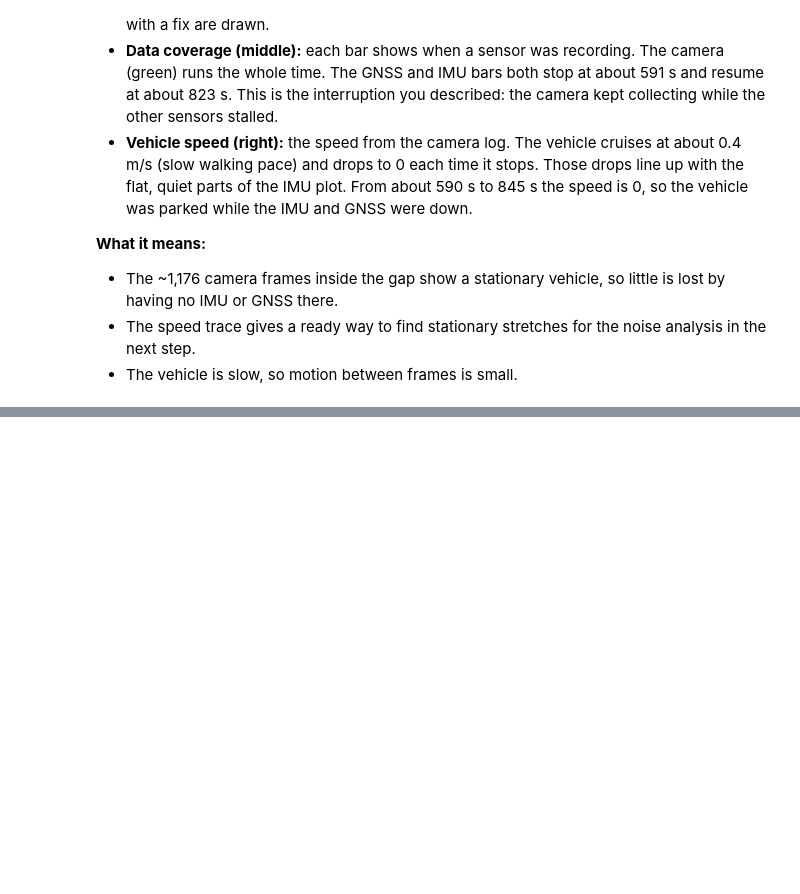
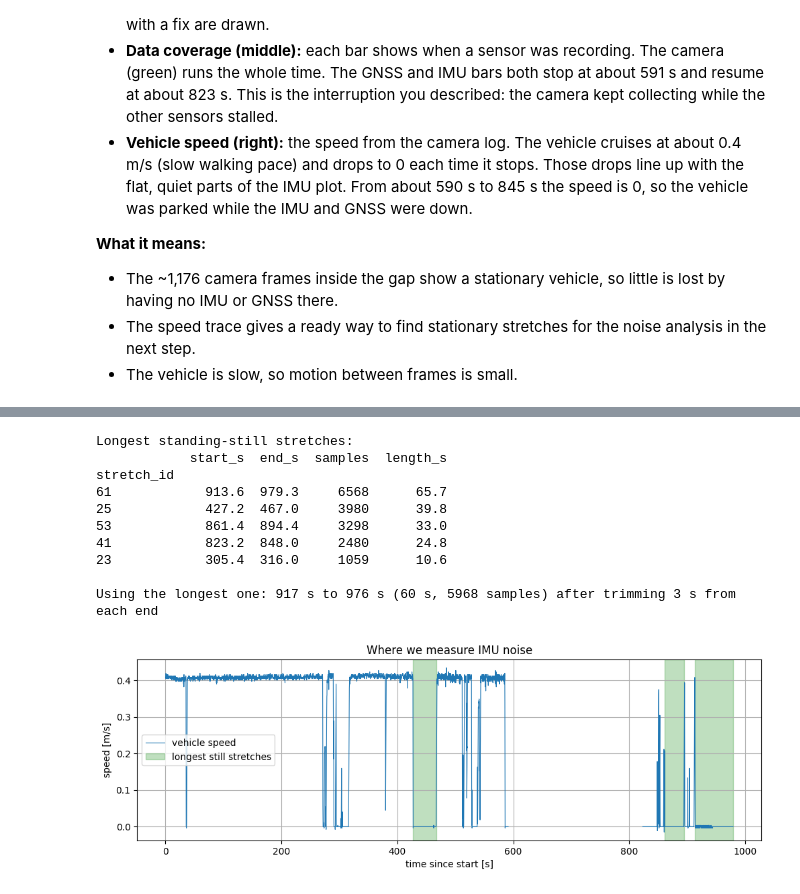
Before and after one commit to Coolguy4123/ASL_VIO, a Jupyter notebook: DataPreprocess.ipynb, the cells around one changed output, grey strips where cells are left out. Cells and saved outputs as stored; diff of their text form; code cells hidden in the pictures; blank space fills up the shorter version.

Commit message:
Added IMU Noise Analysis section

```diff
--- a/DataPreprocess.ipynb
+++ b/DataPreprocess.ipynb
@@ -239,0 +250,66 @@ plt.show()
+# %%
+# ---- Step 2a: find the moments when the vehicle was standing still ------------
+# To measure the IMU's own noise we need data where the IMU is NOT really moving.
+# The camera log has the vehicle speed, so we copy the nearest speed onto every IMU sample.
+speed_at_imu = pd.merge_asof(
+    imu[["t_ns"]],
+    cam[["t_ns", "speed_mps"]],
+    on="t_ns",
+    direction="nearest",
+    tolerance=300_000_000,   # only trust a speed reading within 0.3 s
+)
+imu["speed_mps"] = speed_at_imu["speed_mps"].values
+
+STILL_SPEED = 0.02   # m/s: below this we call the vehicle "standing still"
+SKIP_START_S = 30    # skip the first 30 s, where the IMU timestamps were glitchy
+
+imu["is_still"] = (imu["speed_mps"] < STILL_SPEED) & (imu["t_s"] > SKIP_START_S)
+
+# Group consecutive "still" samples into stretches. A new stretch starts whenever
+# the vehicle starts/stops moving, or the IMU has a hole in its data (> 0.1 s).
+new_stretch = (imu["is_still"] != imu["is_still"].shift()) | (imu["t_s"].diff() > 0.1)
+imu["stretch_id"] = new_stretch.cumsum()
+
+stretches = (
+    imu[imu["is_still"]]
+    .groupby("stretch_id")["t_s"]
+    .agg(start_s="min", end_s="max", samples="size")
+)
+stretches["length_s"] = stretches["end_s"] - stretches["start_s"]
+stretches = stretches.sort_values("length_s", ascending=False)
+
+print("Longest standing-still stretches:")
+print(stretches.head(5).round(1).to_string())
+
+# Use the longest stretch for the noise measurements below.
+# The speed reads 0 a moment before the vehicle has really settled, so we cut
+# a few seconds off both ends to throw away leftover motion and vibration.
+TRIM_S = 3
+best = stretches.iloc[0]
+still = imu[(imu["t_s"] >= best["start_s"] + TRIM_S) & (imu["t_s"] <= best["end_s"] - TRIM_S)]
+print(f"\nUsing the longest one: {best['start_s'] + TRIM_S:.0f} s to {best['end_s'] - TRIM_S:.0f} s "
+      f"({len(still) / 100:.0f} s, {len(still)} samples) after trimming {TRIM_S} s from each end")
+
+# Plot: vehicle speed, with the three longest still stretches shaded green.
+fig, ax = plt.subplots(figsize=(12, 3.5))
+ax.plot(cam["t_s"], cam["speed_mps"], lw=0.8, label="vehicle speed")
+for i, (_, s) in enumerate(stretches.head(3).iterrows()):
+    ax.axvspan(s["start_s"], s["end_s"], color="green", alpha=0.25,
+               label="longest still stretches" if i == 0 else None)
+ax.set_xlabel("time since start [s]")
+ax.set_ylabel("speed [m/s]")
+ax.set_title("Where we measure IMU noise")
+ax.legend()
+plt.show()
+# %% [output]
+Longest standing-still stretches:
+            start_s  end_s  samples  length_s
+stretch_id
+61            913.6  979.3     6568      65.7
+25            427.2  467.0     3980      39.8
+53            861.4  894.4     3298      33.0
+41            823.2  848.0     2480      24.8
+23            305.4  316.0     1059      10.6
+
+Using the longest one: 917 s to 976 s (60 s, 5968 samples) after trimming 3 s from each end
+[figure, added]
```
Also changed, not shown: parts of 10 cells of this notebook.
